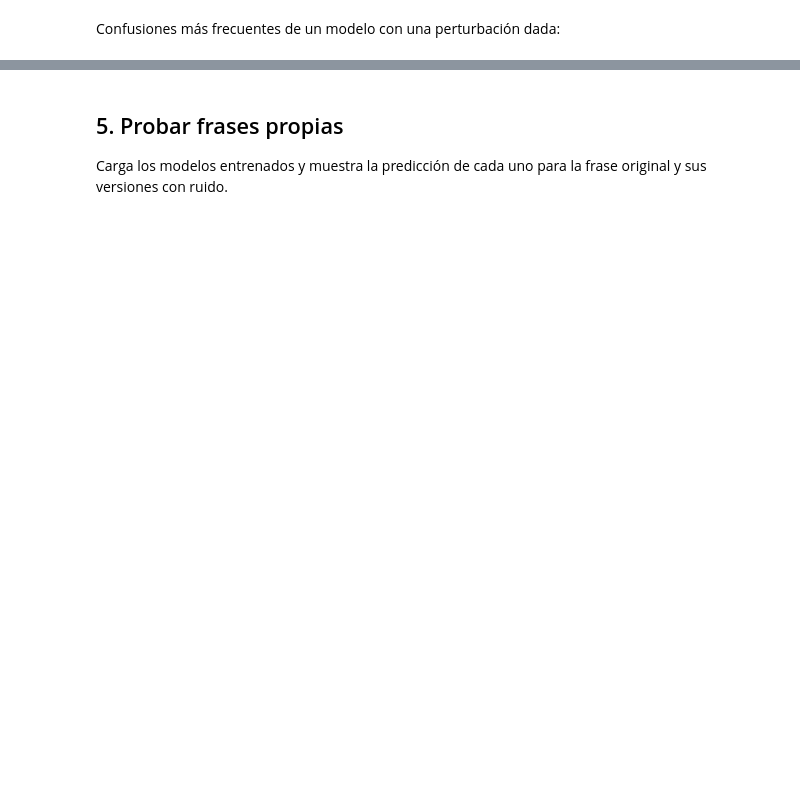
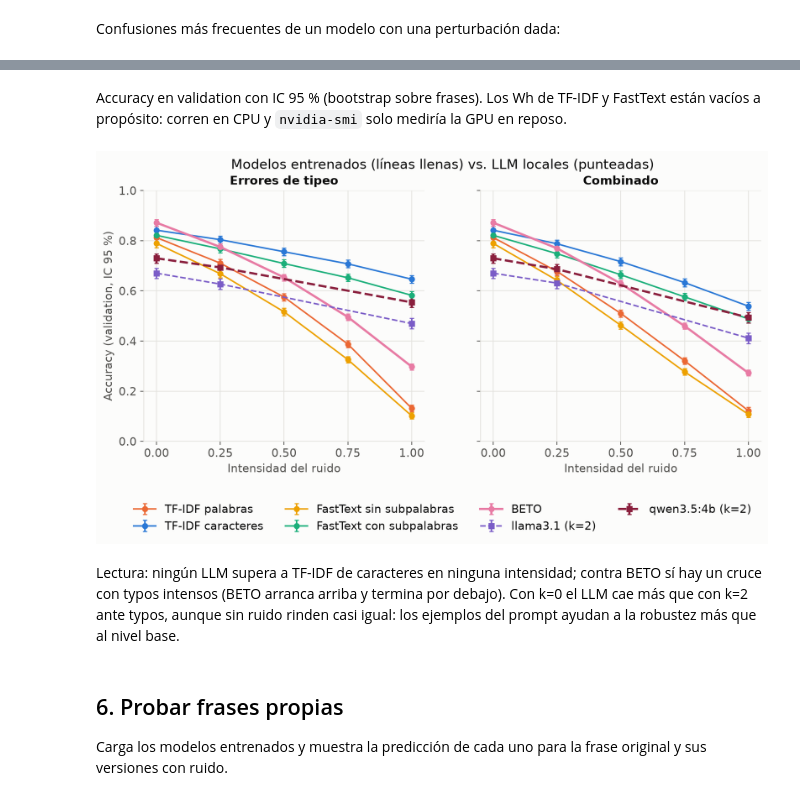
Before and after one commit to mlombardia/TP-NLP-2Q2026, a Jupyter notebook: resultados.ipynb, the cells around one changed output, grey strips where cells are left out. Cells and saved outputs as stored; diff of their text form; code cells hidden in the pictures; blank space fills up the shorter version.

```diff
--- a/resultados.ipynb
+++ b/resultados.ipynb
@@ -225,5 +365,15 @@ Name: errores, dtype: int64
+# %% [markdown]
+Accuracy en validation con IC 95 % (bootstrap sobre frases). Los Wh de TF-IDF y FastText están vacíos a propósito: corren en CPU y `nvidia-smi` solo mediría la GPU en reposo.
+# %%
+from IPython.display import Image
+
+Image(filename=plots.FIGURES_DIR / "6_cruce_llm.png")
+# %% [output]
+[figure, added]
+# %% [markdown]
+Lectura: ningún LLM supera a TF-IDF de caracteres en ninguna intensidad; contra BETO sí hay un cruce con typos intensos (BETO arranca arriba y termina por debajo). Con k=0 el LLM cae más que con k=2 ante typos, aunque sin ruido rinden casi igual: los ejemplos del prompt ayudan a la robustez más que al nivel base.
 # %% [markdown]
-## 5. Probar frases propias
+## 6. Probar frases propias
 
 Carga los modelos entrenados y muestra la predicción de cada uno para la frase original y sus versiones con ruido.
 # %%
```
Also changed, not shown: parts of 24 cells of this notebook, 19 other files.
